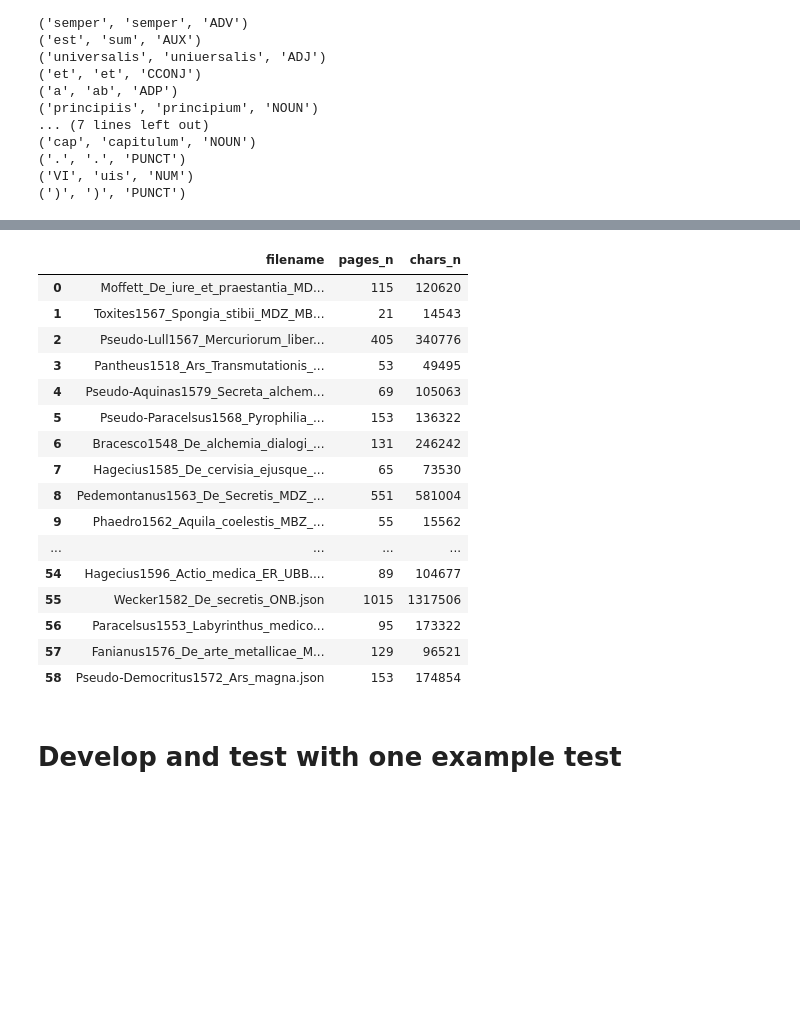
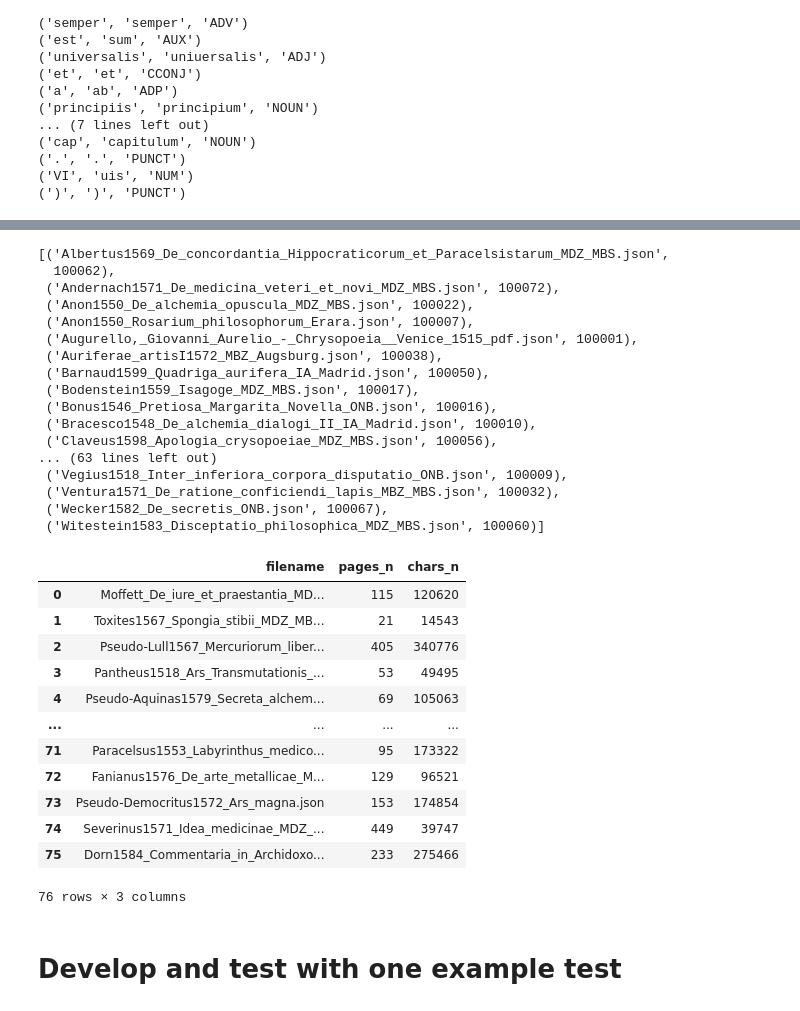
Before and after one commit to CCS-ZCU/EMLAP_ETL, a Jupyter notebook: scripts/3_texts-processing.ipynb, the cells around one changed output, grey strips where cells are left out. Saved outputs shown, nothing was run; the diff lists cells and outputs as text; code cells hidden in the pictures; blank space fills up the shorter version.

Commit message:
hopefully all files processed

```diff
--- a/scripts/3_texts-processing.ipynb
+++ b/scripts/3_texts-processing.ipynb
@@ -176,33 +134,50 @@ len(os.listdir(source_path))
  'Ventura1571_De_ratione_conficiendi_lapis_MBZ_MBS.json',
  'Wecker1582_De_secretis_ONB.json',
  'Witestein1583_Disceptatio_philosophica_MDZ_MBS.json']
+# %%
+[(f, filename_id_dict.get(f.replace(".json", ".pdf"), None)) for f in sorted(os.listdir(source_path)) if "_params" not in f]
+# %% [output]
+[('Albertus1569_De_concordantia_Hippocraticorum_et_Paracelsistarum_MDZ_MBS.json',
+  100062),
+ ('Andernach1571_De_medicina_veteri_et_novi_MDZ_MBS.json', 100072),
+ ('Anon1550_De_alchemia_opuscula_MDZ_MBS.json', 100022),
+ ('Anon1550_Rosarium_philosophorum_Erara.json', 100007),
+ ('Augurello,_Giovanni_Aurelio_-_Chrysopoeia__Venice_1515_pdf.json', 100001),
+ ('Auriferae_artisI1572_MBZ_Augsburg.json', 100038),
+ ('Barnaud1599_Quadriga_aurifera_IA_Madrid.json', 100050),
+ ('Bodenstein1559_Isagoge_MDZ_MBS.json', 100017),
+ ('Bonus1546_Pretiosa_Margarita_Novella_ONB.json', 100016),
+ ('Bracesco1548_De_alchemia_dialogi_II_IA_Madrid.json', 100010),
+ ('Claveus1598_Apologia_crysopoeiae_MDZ_MBS.json', 100056),
+... (63 lines left out)
+ ('Vegius1518_Inter_inferiora_corpora_disputatio_ONB.json', 100009),
+ ('Ventura1571_De_ratione_conficiendi_lapis_MBZ_MBS.json', 100032),
+ ('Wecker1582_De_secretis_ONB.json', 100067),
+ ('Witestein1583_Disceptatio_philosophica_MDZ_MBS.json', 100060)]
 # %%
 files_overview = []
 for filename in os.listdir(source_path):
     #filename = 'DuChesne1575_Ad_Iacobi_Auberti_MDZ_Augsburg.json'
     if "_params" not in filename:
         filepath = os.path.join(source_path, filename)
         with open(filepath, 'r', encoding='utf-8') as f:
             textblocks = json.load(f)
         pages_n = len(textblocks)
         chars_n = sum([sum([len(tb["text"]) for tb in p]) for p in textblocks])
         files_overview.append({"filename" : filename, "pages_n" : pages_n, "chars_n" : chars_n})
-pd.DataFrame(files_overview)
+files_processed = pd.DataFrame(files_overview)
+files_processed
 # %% [output]
 |  | filename | pages_n | chars_n |
 | 0 | Moffett_De_iure_et_praestantia_MD... | 115 | 120620 |
 | 1 | Toxites1567_Spongia_stibii_MDZ_MB... | 21 | 14543 |
 | 2 | Pseudo-Lull1567_Mercuriorum_liber... | 405 | 340776 |
 | 3 | Pantheus1518_Ars_Transmutationis_... | 53 | 49495 |
 | 4 | Pseudo-Aquinas1579_Secreta_alchem... | 69 | 105063 |
-| 5 | Pseudo-Paracelsus1568_Pyrophilia_... | 153 | 136322 |
-| 6 | Bracesco1548_De_alchemia_dialogi_... | 131 | 246242 |
-| 7 | Hagecius1585_De_cervisia_ejusque_... | 65 | 73530 |
-| 8 | Pedemontanus1563_De_Secretis_MDZ_... | 551 | 581004 |
-| 9 | Phaedro1562_Aquila_coelestis_MBZ_... | 55 | 15562 |
 | ... | ... | ... | ... |
-| 54 | Hagecius1596_Actio_medica_ER_UBB.... | 89 | 104677 |
-| 55 | Wecker1582_De_secretis_ONB.json | 1015 | 1317506 |
-| 56 | Paracelsus1553_Labyrinthus_medico... | 95 | 173322 |
-| 57 | Fanianus1576_De_arte_metallicae_M... | 129 | 96521 |
-| 58 | Pseudo-Democritus1572_Ars_magna.json | 153 | 174854 |
+| 71 | Paracelsus1553_Labyrinthus_medico... | 95 | 173322 |
+| 72 | Fanianus1576_De_arte_metallicae_M... | 129 | 96521 |
+| 73 | Pseudo-Democritus1572_Ars_magna.json | 153 | 174854 |
+| 74 | Severinus1571_Idea_medicinae_MDZ_... | 449 | 39747 |
+| 75 | Dorn1584_Commentaria_in_Archidoxo... | 233 | 275466 |
+76 rows × 3 columns
```
Also changed, not shown: parts of 26 cells of this notebook, 5 other files.
